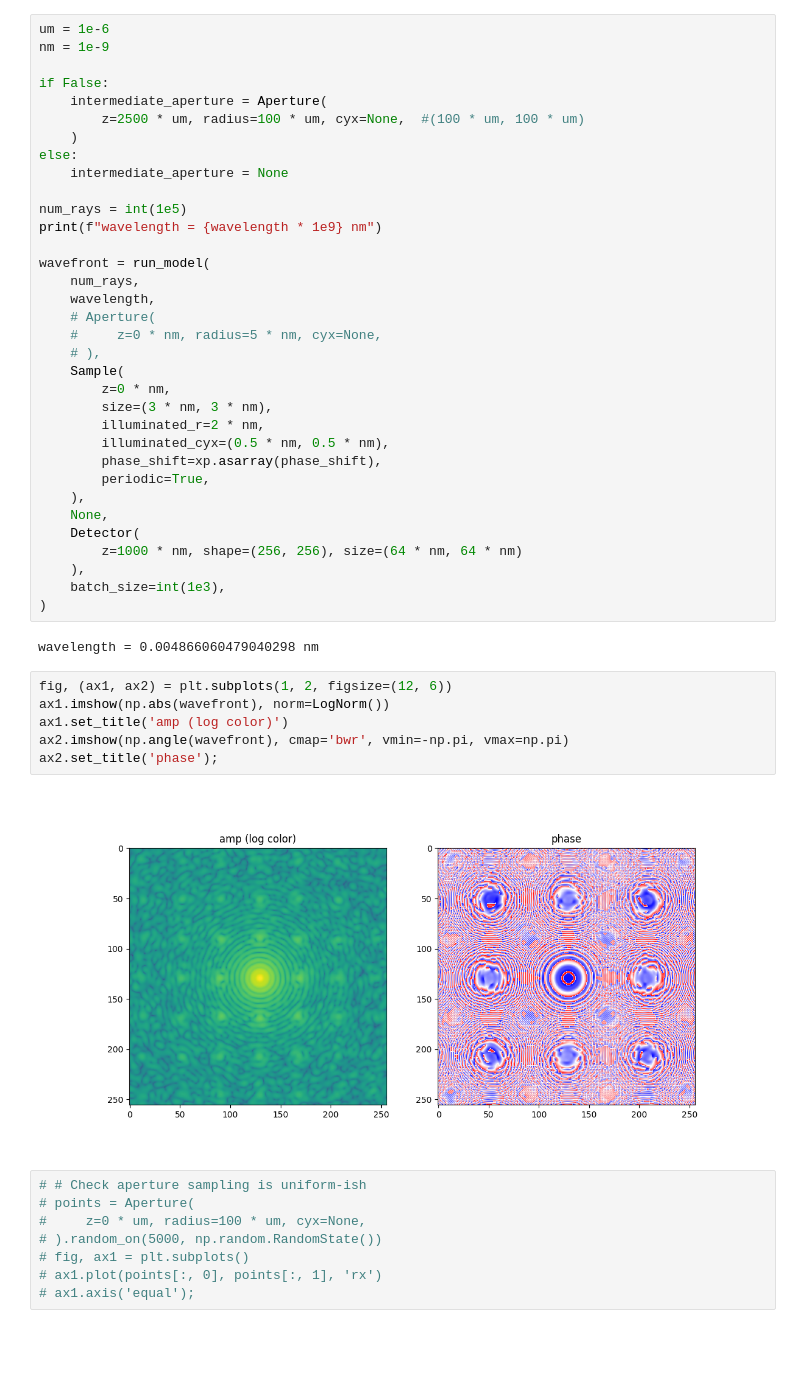
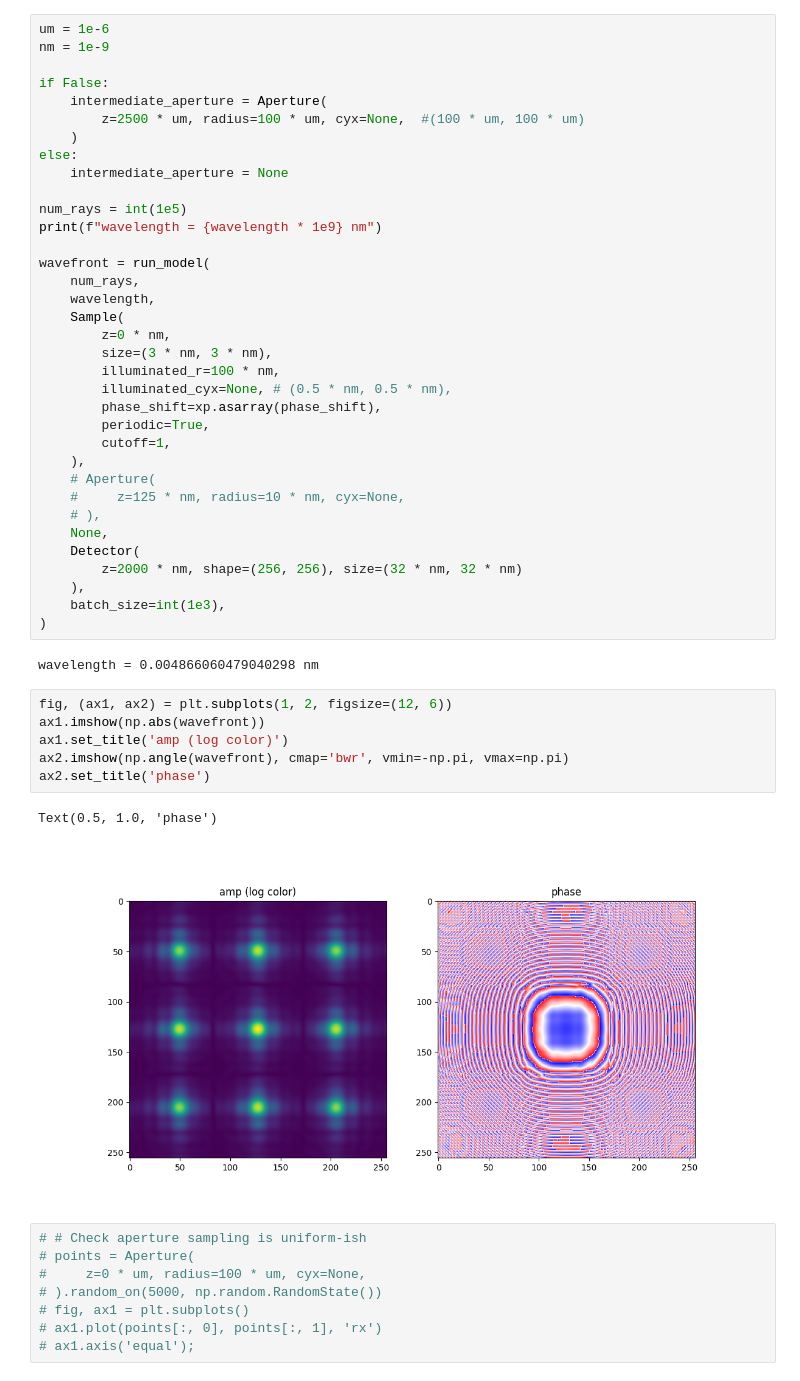
Before and after one commit to DavidLanders95/MonteCarloMS, a Jupyter notebook: dual_aperture.ipynb, the cells around one changed output. Drawn from its saved outputs; the diff is of its cells as text; blank space fills up the shorter version.

```diff
--- a/dual_aperture.ipynb
+++ b/dual_aperture.ipynb
@@ -48,20 +48,21 @@ print(f"wavelength = {wavelength * 1e9} nm")
 wavefront = run_model(
     num_rays,
     wavelength,
-    # Aperture(
-    #     z=0 * nm, radius=5 * nm, cyx=None,
-    # ),
     Sample(
         z=0 * nm,
         size=(3 * nm, 3 * nm),
-        illuminated_r=2 * nm,
-        illuminated_cyx=(0.5 * nm, 0.5 * nm),
+        illuminated_r=100 * nm,
+        illuminated_cyx=None, # (0.5 * nm, 0.5 * nm),
         phase_shift=xp.asarray(phase_shift),
         periodic=True,
+        cutoff=1,
     ),
+    # Aperture(
+    #     z=125 * nm, radius=10 * nm, cyx=None,
+    # ),
     None,
     Detector(
-        z=1000 * nm, shape=(256, 256), size=(64 * nm, 64 * nm)
+        z=2000 * nm, shape=(256, 256), size=(32 * nm, 32 * nm)
     ),
     batch_size=int(1e3),
 )
@@ -69,12 +70,13 @@ wavefront = run_model(
 wavelength = 0.004866060479040298 nm
 # %%
 fig, (ax1, ax2) = plt.subplots(1, 2, figsize=(12, 6))
-ax1.imshow(np.abs(wavefront), norm=LogNorm())
+ax1.imshow(np.abs(wavefront))
 ax1.set_title('amp (log color)')
 ax2.imshow(np.angle(wavefront), cmap='bwr', vmin=-np.pi, vmax=np.pi)
-ax2.set_title('phase');
+ax2.set_title('phase')
 # %% [output]
+Text(0.5, 1.0, 'phase')
-[figure, old version]
+[figure, new version]
 # %%
 # # Check aperture sampling is uniform-ish
 # points = Aperture(
```
Also changed, not shown: parts of 1 cell of this notebook, 4 other files.
